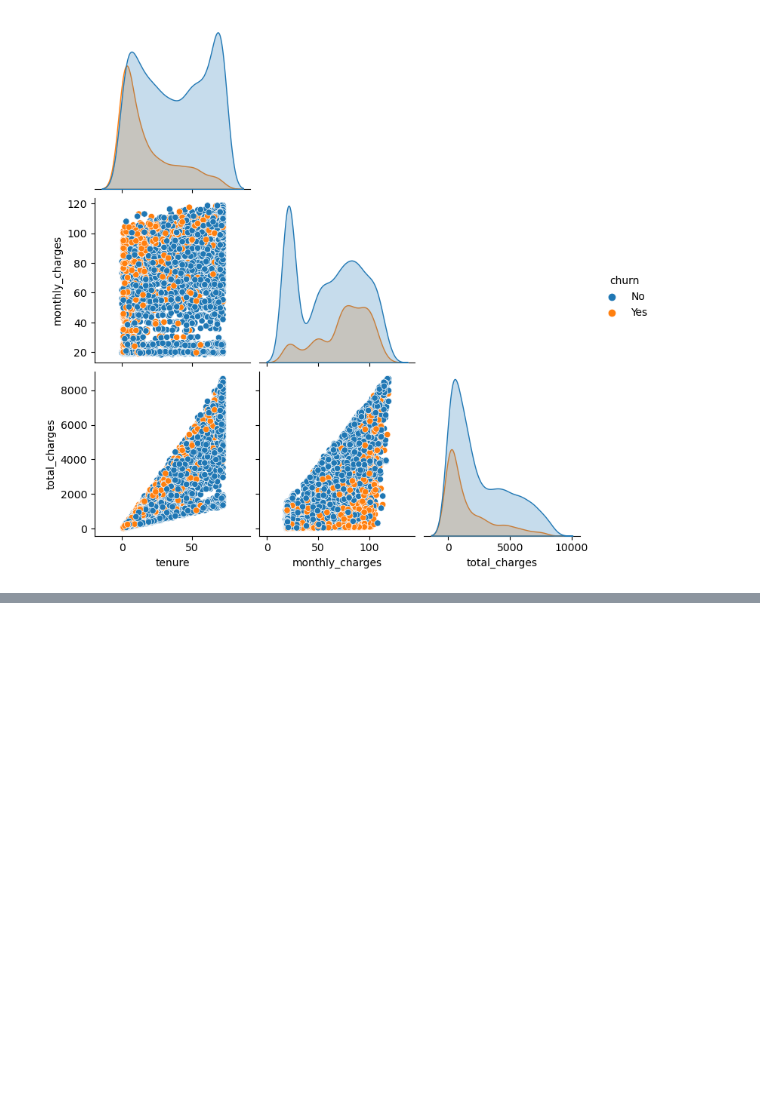
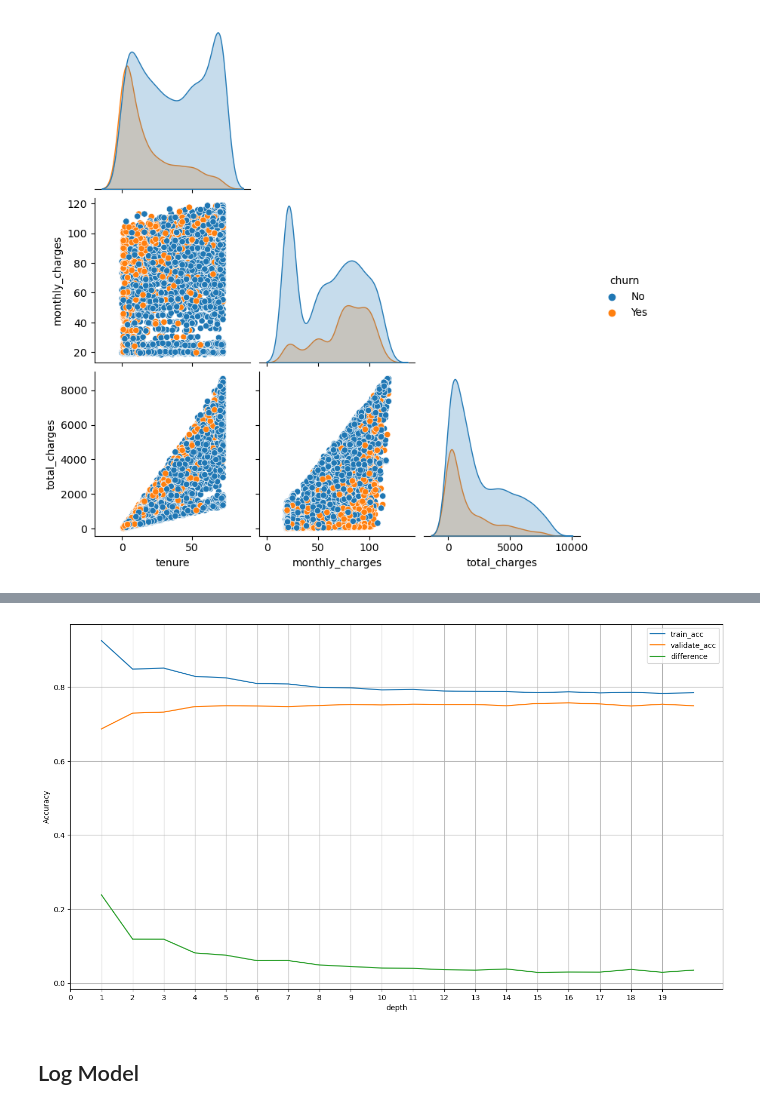
Before and after one commit to mannievilla/Project-Feel-the-Churn, a Jupyter notebook: workbook_for_telco.ipynb, the cells around one changed output, grey strips where cells are left out. Drawn from its saved outputs; the diff is of its cells as text; code cells hidden in the pictures; blank space fills up the shorter version.

```diff
--- a/workbook_for_telco.ipynb
+++ b/workbook_for_telco.ipynb
@@ -991,0 +1157,6 @@ plt.show()
+# %%
+knn_difference_graph()
+# %% [output]
+[figure, added]
+# %% [markdown]
+## Log Model
```
Also changed, not shown: parts of 55 cells of this notebook, 5 other files.
